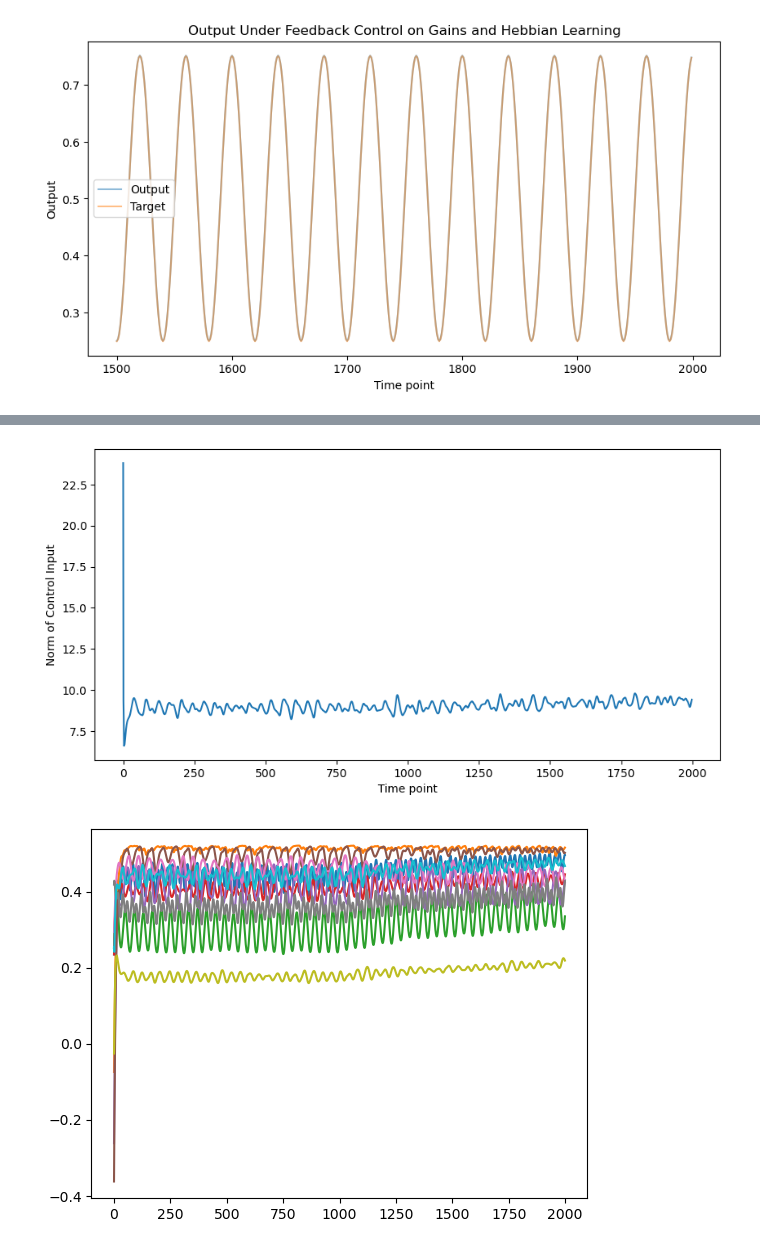
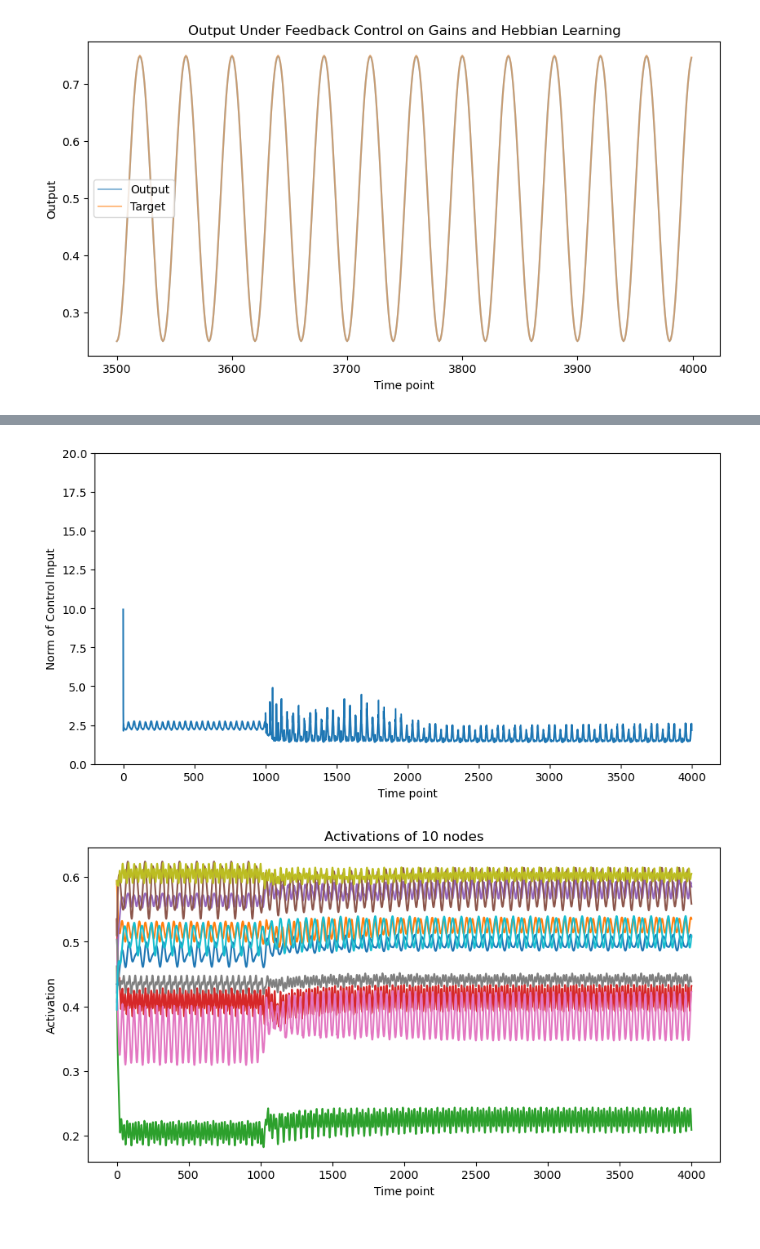
Before and after one commit to BeiGeJin/FBRNN, a Jupyter notebook: RNN/FORCE/FORCE_tracking_full_p20_basis.ipynb, the cells around one changed output, grey strips where cells are left out. Saved outputs shown, nothing was run; the diff lists cells and outputs as text; code cells hidden in the pictures.

```diff
--- a/RNN/FORCE/FORCE_tracking_full_p20_basis.ipynb
+++ b/RNN/FORCE/FORCE_tracking_full_p20_basis.ipynb
@@ -247,8 +259,8 @@ plt.scatter(np.arange(num_nodes), relative_peaks_ff_init, s=2)
 ### Discrete Tracking Control
 # %%
 # calculate the desired output before the output sigmoid
-gainout= 2.5 # 1.15
-shiftout= -2 # -2.5
-y_tildes = (inv_sigmoid_np(targets) + shiftout) / gainout
+gainout = 4 # 1.15
+shiftout = 4 # -2.5
+y_tildes = inv_sigmoid_np(targets) / gainout + shiftout
 # %%
 # Simulate with control
@@ -358,11 +372,11 @@ if SAVEFIG:
 # %%
 all_xs_fb = np.concatenate(xs_fb, axis=1)
 # fig, ax = plt.subplots(figsize=(10, 5))
-for i in range(10, 20):
+for i in range(0, 10):
     plt.plot(all_xs_fb[i,0:500], label=f"Node {i}")
 plt.xlabel("Time point")
 plt.ylabel("Activation")
 plt.title("Activations of 10 nodes")
-if SAVEFIG:
-    plt.savefig("fig/FORCE_basis_tracking_activations_0510.png")
+# if SAVEFIG:
+#     plt.savefig("fig/FORCE_basis_tracking_activations_0529.png")
 # %% [output]
@@ -371,13 +386,13 @@ if SAVEFIG:
 ### Discrete Tracking Control Plus Hebbian Learning
 # %%
 # calculate the desired output before the output sigmoid
-gainout= 2.5 # 1.15
-shiftout= -2 # -2.5
+gainout = 4 # 1.15
+shiftout = 4 # -2.5
 out_lr = 0.002
-y_tildes = inv_sigmoid_np(targets) / gainout  + shiftout
+y_tildes = inv_sigmoid_np(targets) / gainout + shiftout
 # %%
 # Simulate with control
-x = init_state.copy()
+x = sigmoid_np(init_gain * (init_state.copy() - init_shift))
 u = init_state.copy() * 0
 this_output_weight_matrix = output_weight_matrix.copy()
 xs_hebb, us_hebb, outputs_hebb_beforesig, outputs_hebb = [x], [], [], []
@@ -386,12 +401,13 @@ adjust_out = False
 
 # constants
 R = np.eye(num_nodes) * 0.0001
-Q1 = np.eye(num_nodes) * 0.01
+Q1 = np.eye(num_nodes) * 0.001
 Q2 = np.eye(1) * 10
-hebbian_lr = 0.01
-u_scale = 1
+hebbian_lr = 0.05
+neg_punishment = 30
+# u_scale = 1
 
-for t in time_points[:-1]:
+for t in tqdm(time_points[:-1]):
 
     # jnn.i = t
 
@@ -400,10 +416,10 @@ for t in time_points[:-1]:
     output = sigmoid_np(gainout * (output_beforesig - shiftout))
 
     # update readout weights by hebbian learning
-    if not has_hebbian and 1000 < t < 2000:
+    if not has_hebbian and t > 1000:
         has_hebbian = True
-        x_mean = np.concatenate(xs_hebb, axis=1).mean(axis=1).reshape(-1, 1)
-        x_std = np.concatenate(xs_hebb, axis=1).std(axis=1).reshape(-1, 1)
+        x_mean = np.concatenate(xs_hebb[stable_point:], axis=1).mean(axis=1).reshape(-1, 1)
+        x_std = np.concatenate(xs_hebb[stable_point:], axis=1).std(axis=1).reshape(-1, 1)
         # output_mean = np.array(outputs_fb).mean()
         output_mean = 0.5
         # target_mean = 0.5
@@ -419,6 +435,8 @@ for t in time_points[:-1]:
         # Calculate Hebbian weight updates
         # hebbian_update = (this_target - target_mean) * ((x - x_mean) / x_std).T
         hebbian_update = (output - output_mean) * ((x - x_mean) / x_std).T
+        hebbian_update[hebbian_update < 0] *= neg_punishment
+        hebbian_update[:, node_type == -1] *= -1  # diff from previous!
         # hebbian_update = output * x.T
         # hebbian_update = hebbian_update * node_type
         # Normalized Hebbian learning
@@ -544,13 +559,20 @@ us_norm = [np.linalg.norm(u) for u in us_hebb]
 plt.plot(us_norm)
 plt.ylabel('Norm of Control Input')
 plt.xlabel('Time point')
+plt.ylim(0,20)
 if SAVEFIG:
-    plt.savefig("fig/FORCE_hebb_unorm_0424.png")
+    plt.savefig("fig/FORCE_basis_hebb_unorm_0529.png")
 # %% [output]
-[figure, old version]
+[figure, new version]
 # %%
 all_xs_hebb = np.concatenate(xs_hebb, axis=1)
-for i in range(10, 20):
+fig, ax = plt.subplots(figsize=(10, 5))
+for i in range(0, 10):
     plt.plot(all_xs_hebb[i,:], label=f"Node {i}")
+plt.xlabel("Time point")
+plt.ylabel("Activation")
+plt.title("Activations of 10 nodes")
+if SAVEFIG:
+    plt.savefig("fig/FORCE_basis_hebb_activations_0529.png")
 # %% [output]
-[figure, old version]
+[figure, new version]
```
Also changed, not shown: parts of 34 cells of this notebook, 11 other files.
